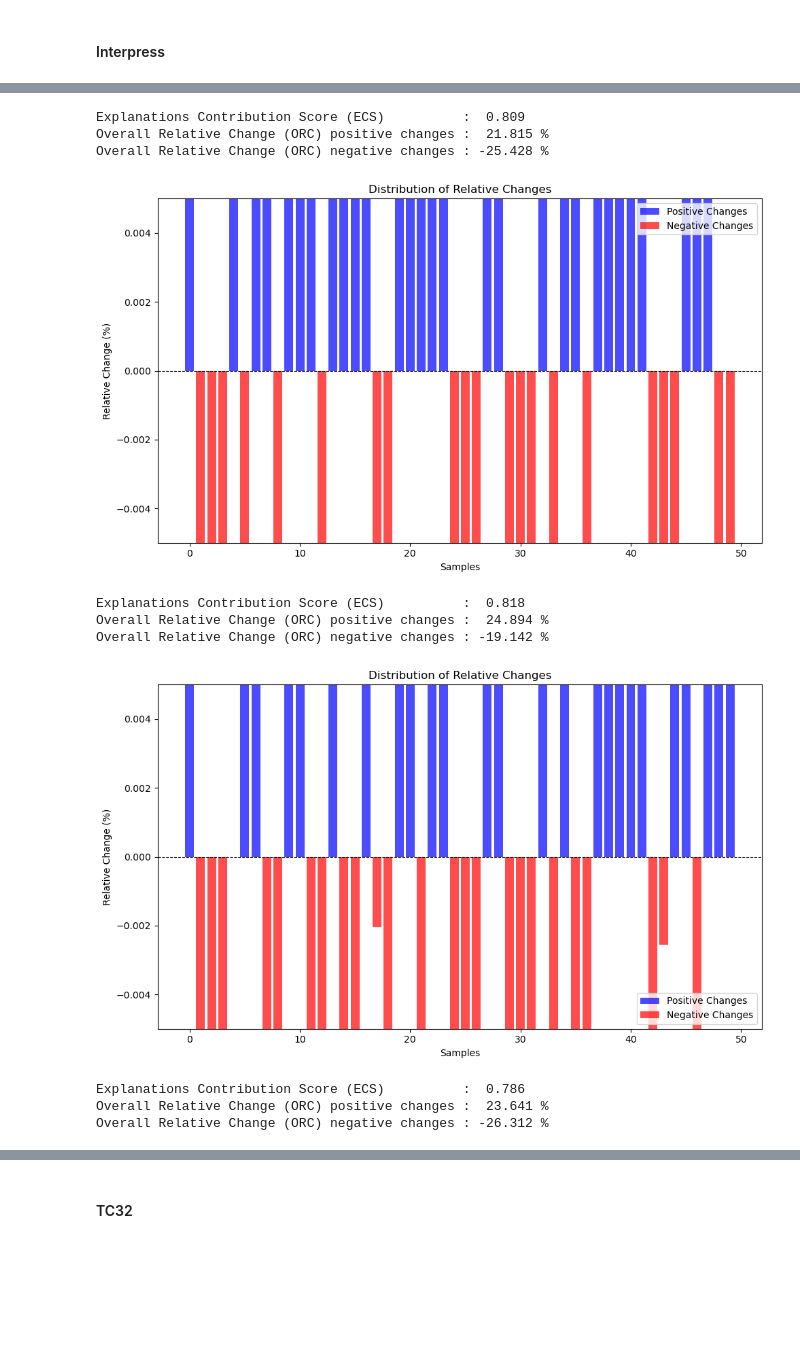
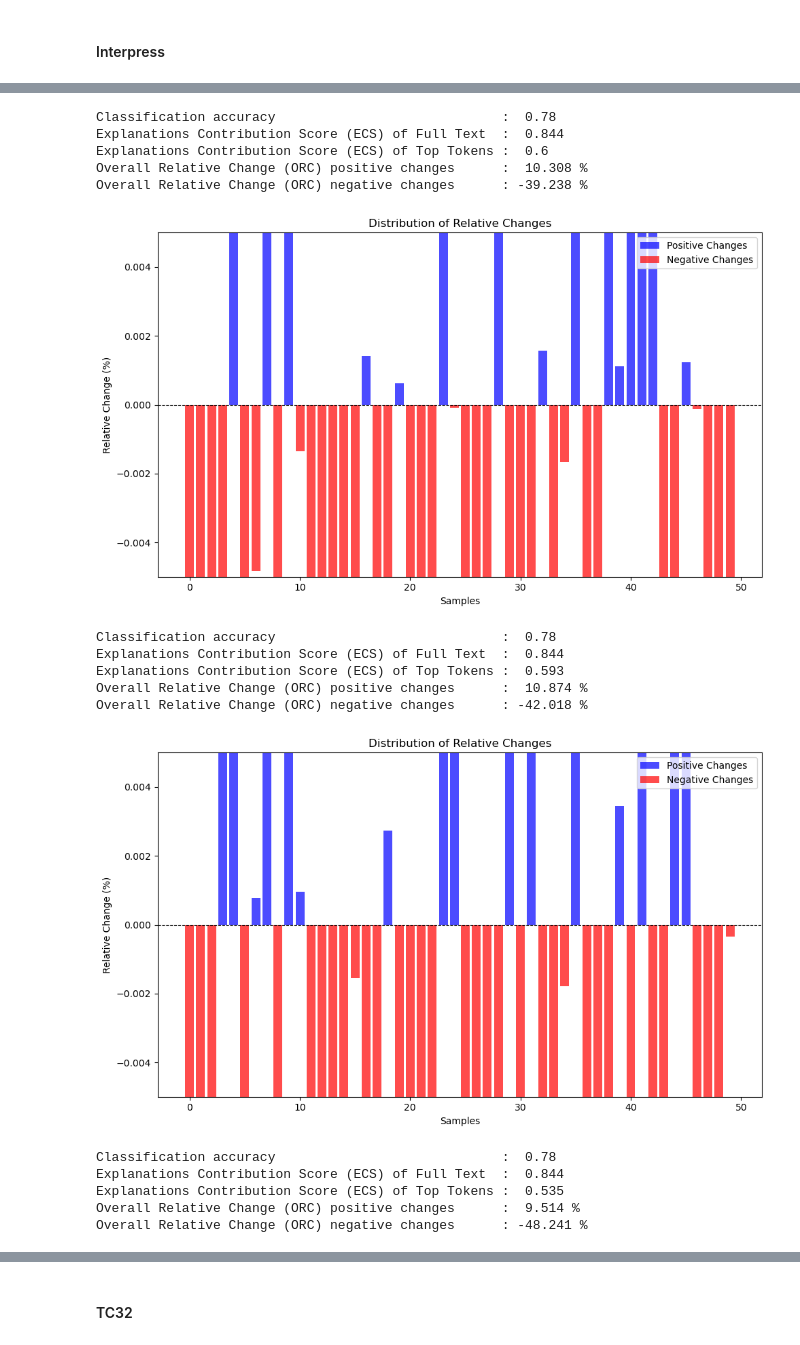
Before and after one commit to onurporsuk/Quantitative-Evaluation-of-Explainability-in-TR, a Jupyter notebook: src/Explainability_Random_with_BERT_in_Turkish_Text_Classification.ipynb, the cells around one changed output, grey strips where cells are left out. Drawn from its saved outputs; the diff is of its cells as text; code cells hidden in the pictures; blank space fills up the shorter version.

```diff
--- a/src/Explainability_Random_with_BERT_in_Turkish_Text_Classification.ipynb
+++ b/src/Explainability_Random_with_BERT_in_Turkish_Text_Classification.ipynb
@@ -477,8 +414,8 @@ for threshold in thresholds:
 # %%
-all_exp_results = pd.concat([all_exp_results, pd.DataFrame([evaluate_explanations(tc32_bert_results[0.5][2])],
+all_exp_results = pd.concat([all_exp_results, pd.DataFrame([evaluate_explanations(tc32_bert_results[0.5][1])],
                                                            columns=all_exp_results.columns)], ignore_index=True)
-all_exp_results = pd.concat([all_exp_results, pd.DataFrame([evaluate_explanations(tc32_bert_results[0.6][2])],
+all_exp_results = pd.concat([all_exp_results, pd.DataFrame([evaluate_explanations(tc32_bert_results[0.6][1])],
                                                            columns=all_exp_results.columns)], ignore_index=True)
-all_exp_results = pd.concat([all_exp_results, pd.DataFrame([evaluate_explanations(tc32_bert_results[0.7][2])],
+all_exp_results = pd.concat([all_exp_results, pd.DataFrame([evaluate_explanations(tc32_bert_results[0.7][1])],
                                                            columns=all_exp_results.columns)], ignore_index=True)
 # %% [output]
@@ -542,8 +539,8 @@ for threshold in thresholds:
 # %%
-all_exp_results = pd.concat([all_exp_results, pd.DataFrame([evaluate_explanations(ttc4900_tbt_results[0.5][2])],
+all_exp_results = pd.concat([all_exp_results, pd.DataFrame([evaluate_explanations(ttc4900_tbt_results[0.5][1])],
                                                            columns=all_exp_results.columns)], ignore_index=True)
-all_exp_results = pd.concat([all_exp_results, pd.DataFrame([evaluate_explanations(ttc4900_tbt_results[0.6][2])],
+all_exp_results = pd.concat([all_exp_results, pd.DataFrame([evaluate_explanations(ttc4900_tbt_results[0.6][1])],
                                                            columns=all_exp_results.columns)], ignore_index=True)
-all_exp_results = pd.concat([all_exp_results, pd.DataFrame([evaluate_explanations(ttc4900_tbt_results[0.7][2])],
+all_exp_results = pd.concat([all_exp_results, pd.DataFrame([evaluate_explanations(ttc4900_tbt_results[0.7][1])],
                                                            columns=all_exp_results.columns)], ignore_index=True)
 # %% [output]
@@ -605,8 +603,8 @@ for threshold in thresholds:
 # %%
-all_exp_results = pd.concat([all_exp_results, pd.DataFrame([evaluate_explanations(tr_news_tbt_results[0.5][2])],
+all_exp_results = pd.concat([all_exp_results, pd.DataFrame([evaluate_explanations(tr_news_tbt_results[0.5][1])],
                                                            columns=all_exp_results.columns)], ignore_index=True)
-all_exp_results = pd.concat([all_exp_results, pd.DataFrame([evaluate_explanations(tr_news_tbt_results[0.6][2])],
+all_exp_results = pd.concat([all_exp_results, pd.DataFrame([evaluate_explanations(tr_news_tbt_results[0.6][1])],
                                                            columns=all_exp_results.columns)], ignore_index=True)
-all_exp_results = pd.concat([all_exp_results, pd.DataFrame([evaluate_explanations(tr_news_tbt_results[0.7][2])],
+all_exp_results = pd.concat([all_exp_results, pd.DataFrame([evaluate_explanations(tr_news_tbt_results[0.7][1])],
                                                            columns=all_exp_results.columns)], ignore_index=True)
 # %% [output]
@@ -630,26 +634,21 @@ interpress_tbt_results = {}
 for threshold in thresholds:
 
     rand_values_interpress = apply_random(path_rand, interpress_test, tbt_model_interpress, tbt_tokenizer_interpress,
-                                   f"rand_values_interpress_{threshold}_tbt", device, only_load=only_load)
+                                          f"rand_values_interpress_{threshold}_tbt", device, only_load=only_load)
 
     top_tokens_interpress = apply_thresholding(rand_values_interpress, tbt_tokenizer_interpress, threshold)
-
-    rand_values_interpress_short = apply_random(path_rand, top_tokens_interpress, tbt_model_interpress, tbt_tokenizer_interpress,
-                                         f"rand_values_interpress_short_{threshold}_tbt", device, only_load=only_load)
 
     interpress_tbt_result = compare_probs(interpress_test,
                                           tbt_full_text_preds_interpress,
                                           top_tokens_interpress,
-                                          1,
+                                          None,
                                           tbt_model_interpress, tbt_tokenizer_interpress,
-                                          tbt_pipeline_text_interpress,
-                                          pipeline_parameters,
-                                          device,
-                                          tbt_id2label_interpress)
+                                          id2label=tbt_id2label_interpress,
+                                          device=device)
 
-    interpress_tbt_results[threshold] = (rand_values_interpress, rand_values_interpress_short, interpress_tbt_result)
+    interpress_tbt_results[threshold] = (rand_values_interpress, interpress_tbt_result)
 
     clear_gpu_memory()
 
-    show(interpress_tbt_results[threshold][2], lengthMenu=list(range(10, 200, 30)), dom="lti")
+    show(interpress_tbt_results[threshold][1], lengthMenu=list(range(10, 200, 30)), dom="lti")
 # %% [output]
@@ -668,19 +667,25 @@ for threshold in thresholds:
 # %%
-all_exp_results = pd.concat([all_exp_results, pd.DataFrame([evaluate_explanations(interpress_tbt_results[0.5][2])],
+all_exp_results = pd.concat([all_exp_results, pd.DataFrame([evaluate_explanations(interpress_tbt_results[0.5][1])],
                                                            columns=all_exp_results.columns)], ignore_index=True)
-all_exp_results = pd.concat([all_exp_results, pd.DataFrame([evaluate_explanations(interpress_tbt_results[0.6][2])],
+all_exp_results = pd.concat([all_exp_results, pd.DataFrame([evaluate_explanations(interpress_tbt_results[0.6][1])],
                                                            columns=all_exp_results.columns)], ignore_index=True)
-all_exp_results = pd.concat([all_exp_results, pd.DataFrame([evaluate_explanations(interpress_tbt_results[0.7][2])],
+all_exp_results = pd.concat([all_exp_results, pd.DataFrame([evaluate_explanations(interpress_tbt_results[0.7][1])],
                                                            columns=all_exp_results.columns)], ignore_index=True)
 # %% [output]
-Explanations Contribution Score (ECS)          :  0.809
-Overall Relative Change (ORC) positive changes :  21.815 %
-Overall Relative Change (ORC) negative changes : -25.428 %
+Classification accuracy                             :  0.78
+Explanations Contribution Score (ECS) of Full Text  :  0.844
+Explanations Contribution Score (ECS) of Top Tokens :  0.6
+Overall Relative Change (ORC) positive changes      :  10.308 %
+Overall Relative Change (ORC) negative changes      : -39.238 %
-[figure, old version]
+[figure, new version]
-Explanations Contribution Score (ECS)          :  0.818
-Overall Relative Change (ORC) positive changes :  24.894 %
-Overall Relative Change (ORC) negative changes : -19.142 %
+Classification accuracy                             :  0.78
+Explanations Contribution Score (ECS) of Full Text  :  0.844
+Explanations Contribution Score (ECS) of Top Tokens :  0.593
+Overall Relative Change (ORC) positive changes      :  10.874 %
+Overall Relative Change (ORC) negative changes      : -42.018 %
-[figure, old version]
+[figure, new version]
-Explanations Contribution Score (ECS)          :  0.786
-Overall Relative Change (ORC) positive changes :  23.641 %
-Overall Relative Change (ORC) negative changes : -26.312 %
+Classification accuracy                             :  0.78
+Explanations Contribution Score (ECS) of Full Text  :  0.844
+Explanations Contribution Score (ECS) of Top Tokens :  0.535
+Overall Relative Change (ORC) positive changes      :  9.514 %
+Overall Relative Change (ORC) negative changes      : -48.241 %
```
Also changed, not shown: parts of 39 cells of this notebook, 13 other files.
